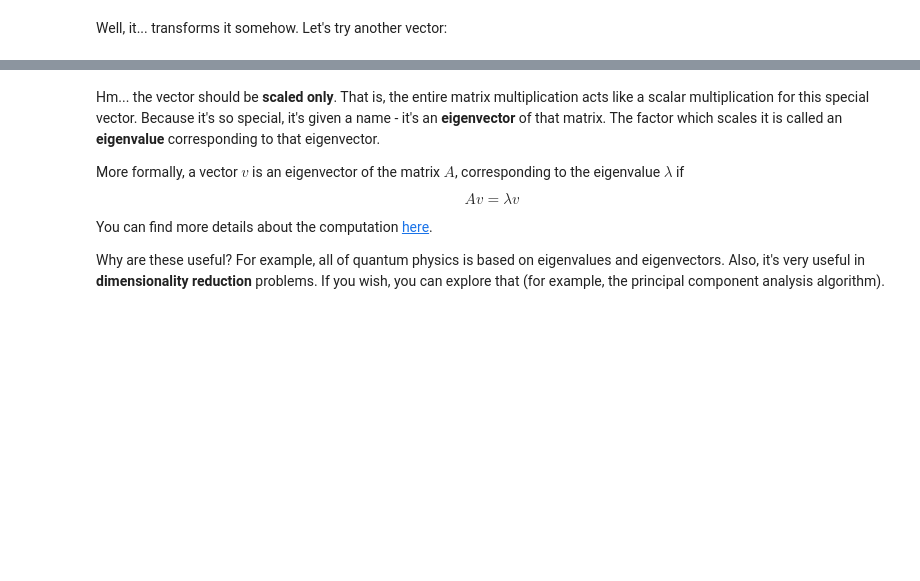
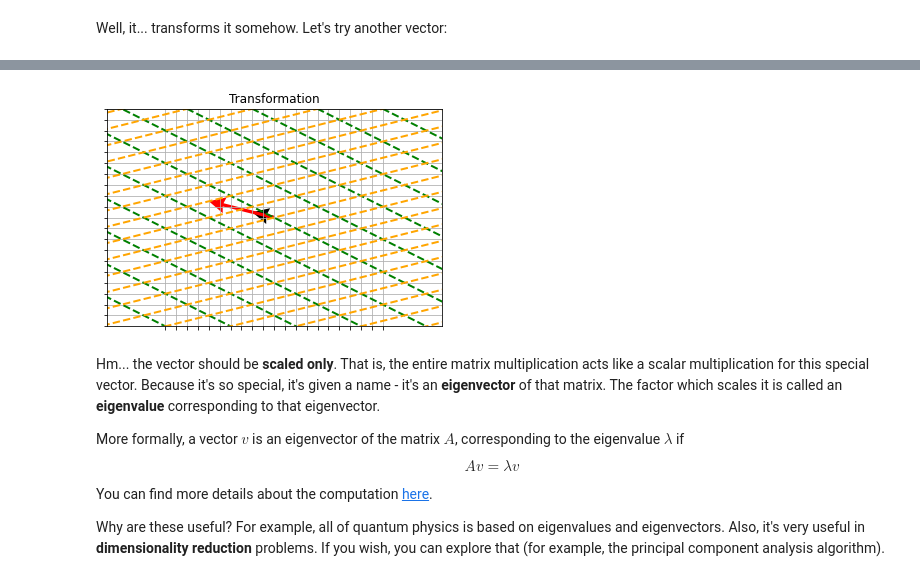
Before and after one commit to momchilantonov/SoftUni-Math-Concepts-For-Developers-February-2021, a Jupyter notebook: Linear-Algebra/Homework/Linear Algebra Exercise.ipynb, the cells around one changed output, grey strips where cells are left out. Drawn from its saved outputs; the diff is of its cells as text; code cells hidden in the pictures; blank space fills up the shorter version.

```diff
--- a/Linear-Algebra/Homework/Linear Algebra Exercise.ipynb
+++ b/Linear-Algebra/Homework/Linear Algebra Exercise.ipynb
@@ -933,3 +953,40 @@ def visualize_transformed_vector(matrix, vec, title):
+# %%
+def visualize_transformed_vector(matrix, vec, title):
+    fig = plt.figure()
+    plt.axis("equal")
+    ax = fig.add_subplot(111)
+
+    # Limits, labels and grid
+    ax.set_xlim(-10, 10)
+    ax.set_ylim(-10, 10)
+    ax.set_xticks(np.arange(ax.get_xlim()[0], ax.get_xlim()[1] + 1))
+    ax.set_yticks(np.arange(ax.get_ylim()[0], ax.get_ylim()[1] + 1))
+    ax.set_xticklabels([])
+    ax.set_yticklabels([])
+    ax.grid()
+    ax.set_title(title)
+
+    # Unit vectors
+    ax.quiver(0, 0, vec[0], vec[1], color = "black", units = "xy", scale = 1, headwidth = 5, width = 0.3)
+
+    # Transformation
+    t = Affine2D(matrix)
+
+    [min_x, max_x, min_y, max_y] = [2 * ax.get_xlim()[0], 2 * ax.get_xlim()[1] + 1, 2 * ax.get_ylim()[0], 2 * ax.get_ylim()[1] + 1]
+
+    # New (transformed) grid lines
+    # Horizontal
+    for y in np.arange(min_y, max_y):
+        ax.plot([min_x, max_x], [y] * 2, color = "green", linestyle = "--", linewidth = 2, transform = t + ax.transData)
+    # Vertical
+    for x in np.arange(min_x, max_x):
+        ax.plot([x] * 2, [min_y, max_y], color = "orange", linestyle = "--", linewidth = 2, transform = t + ax.transData)
+
+    # New (transformed) unit vectors
+    new_vec = t.transform_affine([vec[0], vec[1]])
+    ax.quiver(0, 0, new_vec[0], new_vec[1], color = "red", units = "xy", scale = 1, headwidth = 5, width = 0.3)
+
+    plt.show()
 # %% [markdown]
 Now have a look at the matrix given below:
 $$ T = \begin{bmatrix}
@@ -948,3 +1009,7 @@ visualize_transformed_vector(matrix, [-4, 1], "Transformation")
+# %%
+visualize_transformed_vector(matrix, [-2, 0.5], "Transformation")
+# %% [output]
+[figure, added]
 # %% [markdown]
 Hm... the vector should be **scaled only**. That is, the entire matrix multiplication acts like a scalar multiplication for this special vector. Because it's so special, it's given a name - it's an **eigenvector** of that matrix. The factor which scales it is called an **eigenvalue** corresponding to that eigenvector.
 
```
Also changed, not shown: parts of 10 cells of this notebook, 2 other files.
